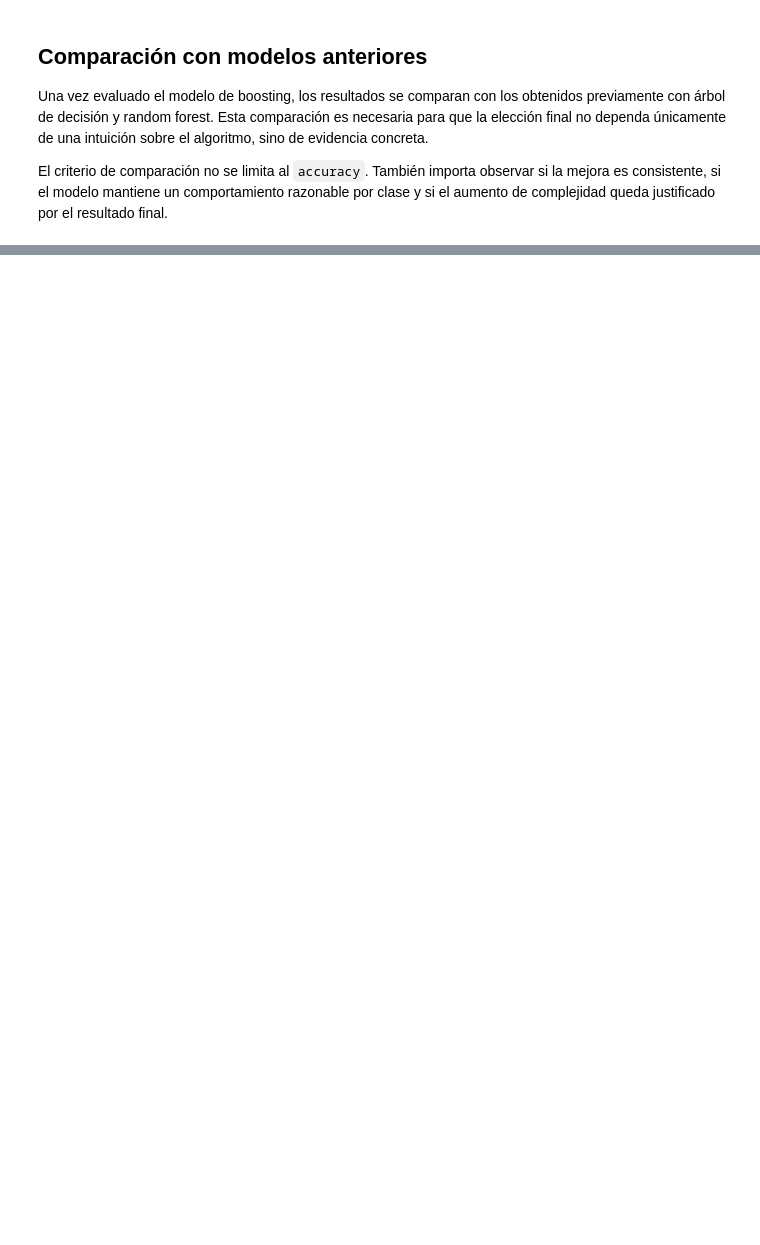
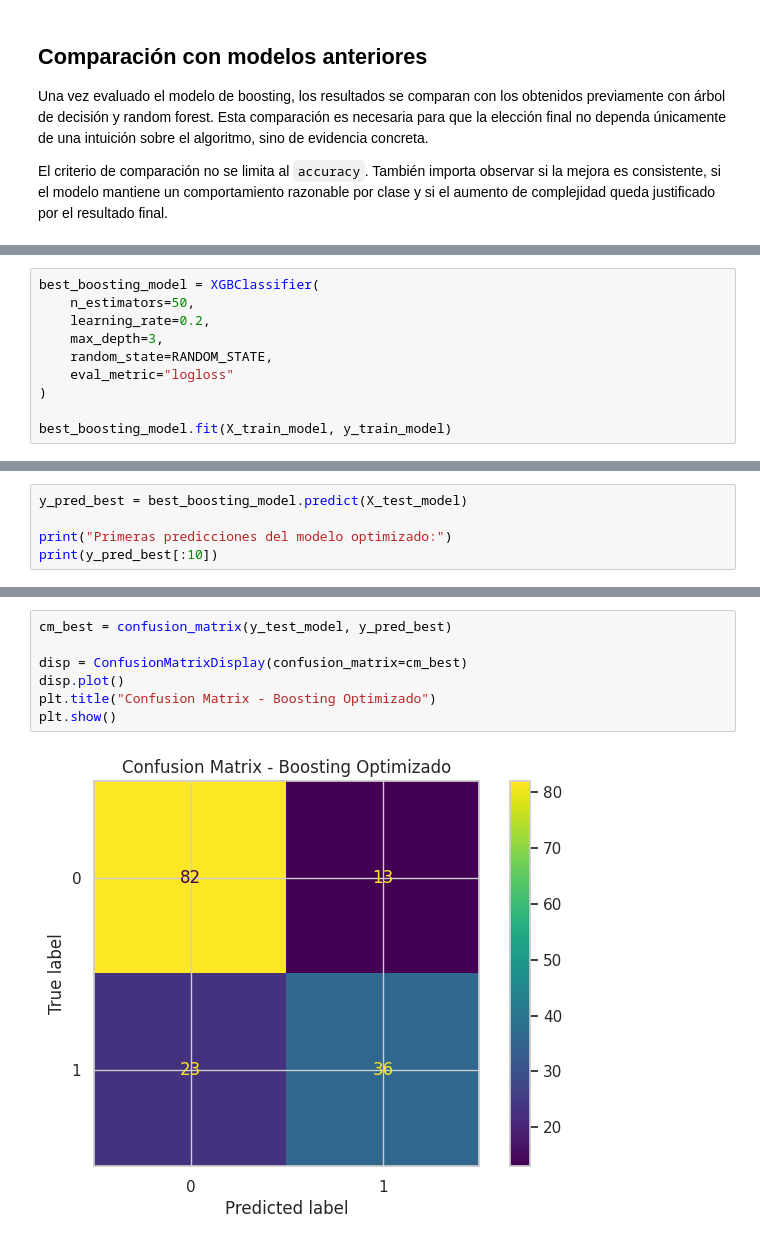
Before and after one commit to 4GeeksAcademy/gondelles-boosting-algorithm-project, a Jupyter notebook: src/boosting_diabetes.ipynb, the cells around one changed output, grey strips where cells are left out. Saved outputs shown, nothing was run; the diff lists cells and outputs as text; blank space fills up the shorter version.

Commit message:
Boosting Algorithm Project

```diff
--- a/src/boosting_diabetes.ipynb
+++ b/src/boosting_diabetes.ipynb
@@ -604,0 +621,10 @@ La mejora no es enorme, pero sí es suficiente como para justificar una segunda
+# %%
+best_boosting_model = XGBClassifier(
+    n_estimators=50,
+    learning_rate=0.2,
+    max_depth=3,
+    random_state=RANDOM_STATE,
+    eval_metric="logloss"
+)
+
+best_boosting_model.fit(X_train_model, y_train_model)
@@ -604,0 +648,5 @@ La mejora no es enorme, pero sí es suficiente como para justificar una segunda
+# %%
+y_pred_best = best_boosting_model.predict(X_test_model)
+
+print("Primeras predicciones del modelo optimizado:")
+print(y_pred_best[:10])
@@ -604,0 +705,9 @@ La mejora no es enorme, pero sí es suficiente como para justificar una segunda
+# %%
+cm_best = confusion_matrix(y_test_model, y_pred_best)
+
+disp = ConfusionMatrixDisplay(confusion_matrix=cm_best)
+disp.plot()
+plt.title("Confusion Matrix - Boosting Optimizado")
+plt.show()
+# %% [output]
+[figure, added]
```
Also changed, not shown: parts of 24 cells of this notebook.
